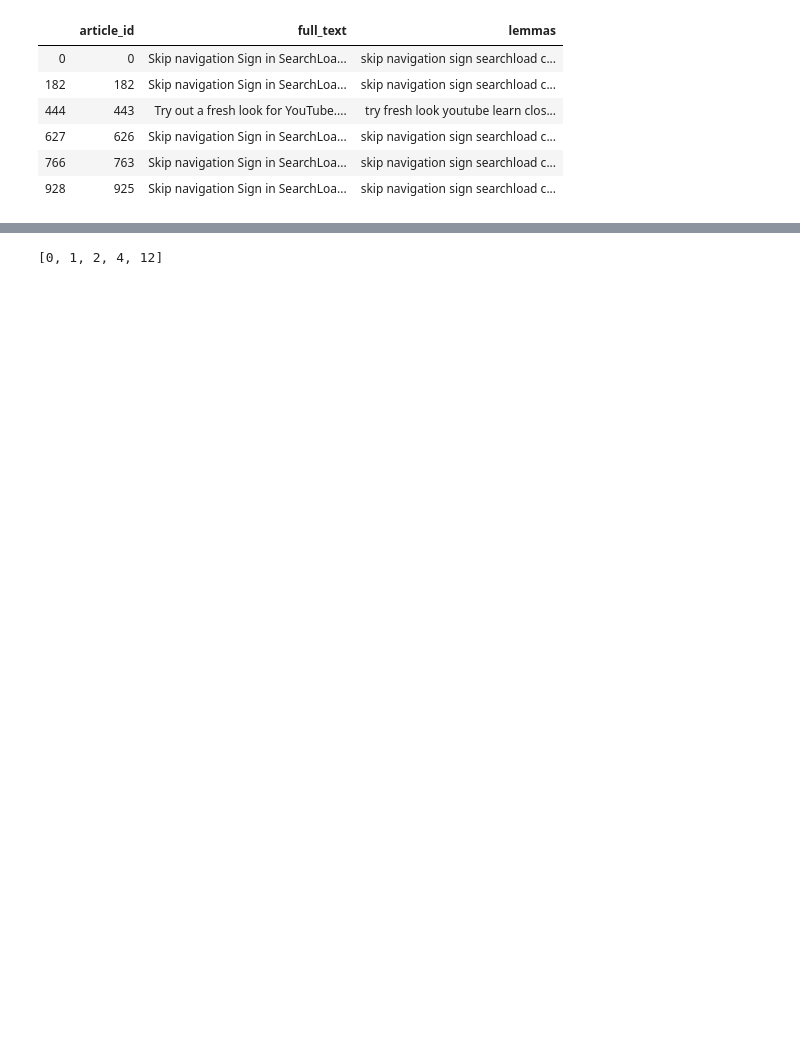
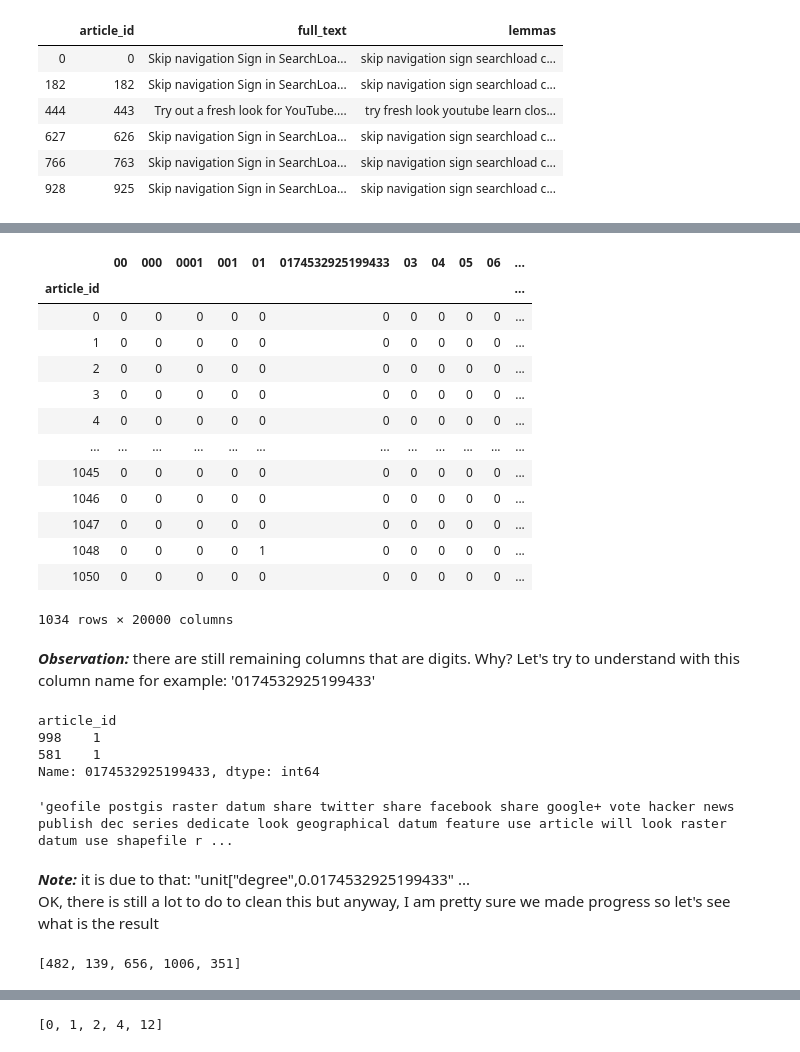
Before and after one commit to nidragedd/udadsnd-p6-recommendation_engine, a Jupyter notebook: notebooks/Recommendations_with_IBM.ipynb, the cells around one changed output, grey strips where cells are left out. Saved outputs shown, nothing was run; the diff lists cells and outputs as text; code cells hidden in the pictures; blank space fills up the shorter version.

```diff
--- a/notebooks/Recommendations_with_IBM.ipynb
+++ b/notebooks/Recommendations_with_IBM.ipynb
@@ -1013,0 +1120,6 @@ df_lemma[df_lemma['article_id'].isin([0, 925, 182, 443, 626, 763])]
+# %%
+vectorizer_v2 = CountVectorizer(stop_words='english', max_df=0.5, binary=True, max_features=20000)
+# Build the corpus by taking only lemmas as a numpy array
+corpus_v2 = df_lemma['lemmas_v2'].to_numpy()
+X_v2 = vectorizer_v2.fit_transform(corpus_v2)
+X_v2.toarray()
@@ -1013,0 +1134,41 @@ df_lemma[df_lemma['article_id'].isin([0, 925, 182, 443, 626, 763])]
+# %%
+articles_to_words_v2 = pd.DataFrame(data=X_v2.toarray(), index=df_lemma.article_id, columns=vectorizer_v2.get_feature_names())
+articles_to_words_v2
+# %% [output]
+|  | 00 | 000 | 0001 | 001 | 01 | 0174532925199433 | 03 | 04 | 05 | 06 | ... |
+| article_id |  |  |  |  |  |  |  |  |  |  | ... |
+| 0 | 0 | 0 | 0 | 0 | 0 | 0 | 0 | 0 | 0 | 0 | ... |
+| 1 | 0 | 0 | 0 | 0 | 0 | 0 | 0 | 0 | 0 | 0 | ... |
+| 2 | 0 | 0 | 0 | 0 | 0 | 0 | 0 | 0 | 0 | 0 | ... |
+| 3 | 0 | 0 | 0 | 0 | 0 | 0 | 0 | 0 | 0 | 0 | ... |
+| 4 | 0 | 0 | 0 | 0 | 0 | 0 | 0 | 0 | 0 | 0 | ... |
+| ... | ... | ... | ... | ... | ... | ... | ... | ... | ... | ... | ... |
+| 1045 | 0 | 0 | 0 | 0 | 0 | 0 | 0 | 0 | 0 | 0 | ... |
+| 1046 | 0 | 0 | 0 | 0 | 0 | 0 | 0 | 0 | 0 | 0 | ... |
+| 1047 | 0 | 0 | 0 | 0 | 0 | 0 | 0 | 0 | 0 | 0 | ... |
+| 1048 | 0 | 0 | 0 | 0 | 1 | 0 | 0 | 0 | 0 | 0 | ... |
+| 1050 | 0 | 0 | 0 | 0 | 0 | 0 | 0 | 0 | 0 | 0 | ... |
+1034 rows × 20000 columns
+# %% [markdown]
+***Observation:*** there are still remaining columns that are digits. Why? Let's try to understand with this column name for example: '0174532925199433'
+# %%
+# Find 1 article where it appears
+art_to_analyze = articles_to_words_v2['0174532925199433'].sort_values(ascending=False)[:2]
+art_to_analyze
+# %% [output]
+article_id
+998    1
+581    1
+Name: 0174532925199433, dtype: int64
+# %%
+df_lemma.loc[df_lemma['article_id'] == 998]['lemmas_v2'].unique()[0]
+# %% [output]
+'geofile postgis raster datum share twitter share facebook share google+ vote hacker news publish dec series dedicate look geographical datum feature use article will look raster datum use shapefile r ...
+# %% [markdown]
+***Note:*** it is due to that: "unit["degree",0.0174532925199433" ...
+OK, there is still a lot to do to clean this but anyway, I am pretty sure we made progress so let's see what is the result
+# %%
+# Check it
+find_similar_articles(0, articles_to_words_v2)[:5]
+# %% [output]
+[482, 139, 656, 1006, 351]
```
Also changed, not shown: parts of 31 cells of this notebook, 1 other file.
